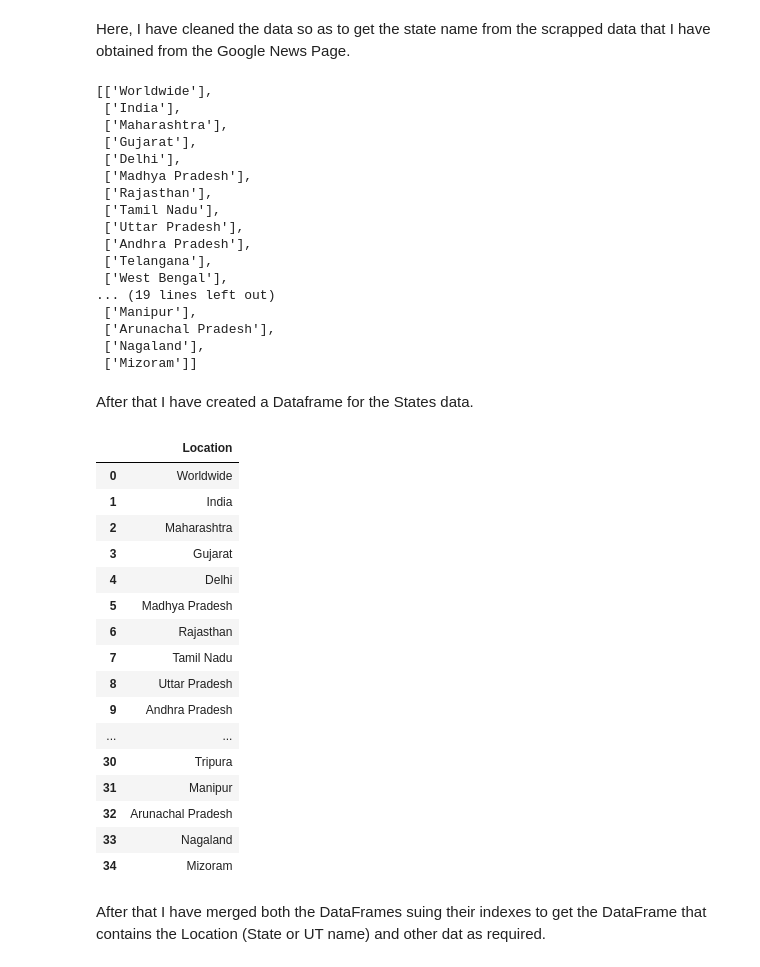
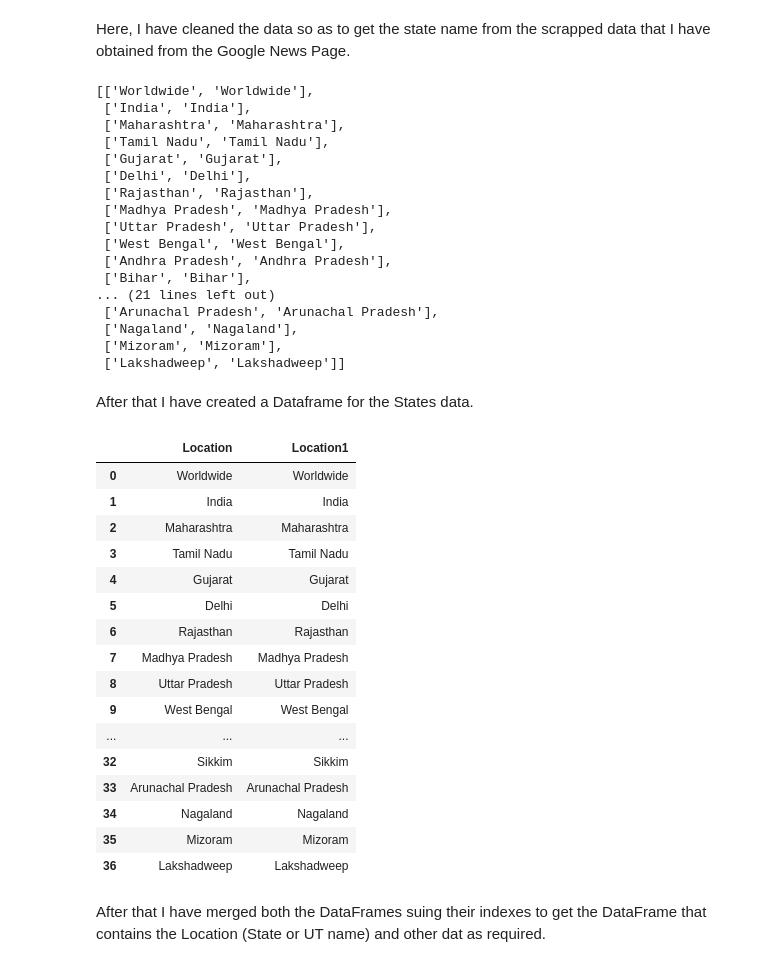
Before and after one commit to prashant1105/India_COVID-19_Plot, a Jupyter notebook: India_COVID-19.ipynb, the cells around one changed output. Saved outputs shown, nothing was run; the diff lists cells and outputs as text; code cells hidden in the pictures.

```diff
--- a/India_COVID-19.ipynb
+++ b/India_COVID-19.ipynb
@@ -134,49 +134,49 @@ Here,  I have cleaned the data so as to get the state name from the scrapped dat
 # %%
 state_name = []
 for th in soup_data.tbody.find_all('th'):
-    state_name.append([ th.get_text().strip() for span in th.find_all('span')])
+    state_name.append([ div.get_text().strip() for div in th.find_all('div')])
 # %%
 state_name
 # %% [output]
-[['Worldwide'],
- ['India'],
- ['Maharashtra'],
- ['Gujarat'],
- ['Delhi'],
- ['Madhya Pradesh'],
- ['Rajasthan'],
- ['Tamil Nadu'],
- ['Uttar Pradesh'],
- ['Andhra Pradesh'],
- ['Telangana'],
- ['West Bengal'],
-... (19 lines left out)
- ['Manipur'],
- ['Arunachal Pradesh'],
- ['Nagaland'],
- ['Mizoram']]
+[['Worldwide', 'Worldwide'],
+ ['India', 'India'],
+ ['Maharashtra', 'Maharashtra'],
+ ['Tamil Nadu', 'Tamil Nadu'],
+ ['Gujarat', 'Gujarat'],
+ ['Delhi', 'Delhi'],
+ ['Rajasthan', 'Rajasthan'],
+ ['Madhya Pradesh', 'Madhya Pradesh'],
+ ['Uttar Pradesh', 'Uttar Pradesh'],
+ ['West Bengal', 'West Bengal'],
+ ['Andhra Pradesh', 'Andhra Pradesh'],
+ ['Bihar', 'Bihar'],
+... (21 lines left out)
+ ['Arunachal Pradesh', 'Arunachal Pradesh'],
+ ['Nagaland', 'Nagaland'],
+ ['Mizoram', 'Mizoram'],
+ ['Lakshadweep', 'Lakshadweep']]
 # %% [markdown]
 After that I have created a Dataframe for the States data.
 # %%
-state_df = pd.DataFrame(state_name, columns = ['Location'])
+state_df = pd.DataFrame(state_name, columns = ['Location', 'Location1'])
 state_df
 # %% [output]
-|  | Location |
-| 0 | Worldwide |
-| 1 | India |
-| 2 | Maharashtra |
-| 3 | Gujarat |
-| 4 | Delhi |
-| 5 | Madhya Pradesh |
-| 6 | Rajasthan |
-| 7 | Tamil Nadu |
-| 8 | Uttar Pradesh |
-| 9 | Andhra Pradesh |
-| ... | ... |
-| 30 | Tripura |
-| 31 | Manipur |
-| 32 | Arunachal Pradesh |
-| 33 | Nagaland |
-| 34 | Mizoram |
+|  | Location | Location1 |
+| 0 | Worldwide | Worldwide |
+| 1 | India | India |
+| 2 | Maharashtra | Maharashtra |
+| 3 | Tamil Nadu | Tamil Nadu |
+| 4 | Gujarat | Gujarat |
+| 5 | Delhi | Delhi |
+| 6 | Rajasthan | Rajasthan |
+| 7 | Madhya Pradesh | Madhya Pradesh |
+| 8 | Uttar Pradesh | Uttar Pradesh |
+| 9 | West Bengal | West Bengal |
+| ... | ... | ... |
+| 32 | Sikkim | Sikkim |
+| 33 | Arunachal Pradesh | Arunachal Pradesh |
+| 34 | Nagaland | Nagaland |
+| 35 | Mizoram | Mizoram |
+| 36 | Lakshadweep | Lakshadweep |
 # %% [markdown]
 After that I have merged both the DataFrames suing their indexes to get the DataFrame that contains the Location (State or UT name) and other dat as required.
```
Also changed, not shown: parts of 18 cells of this notebook.
